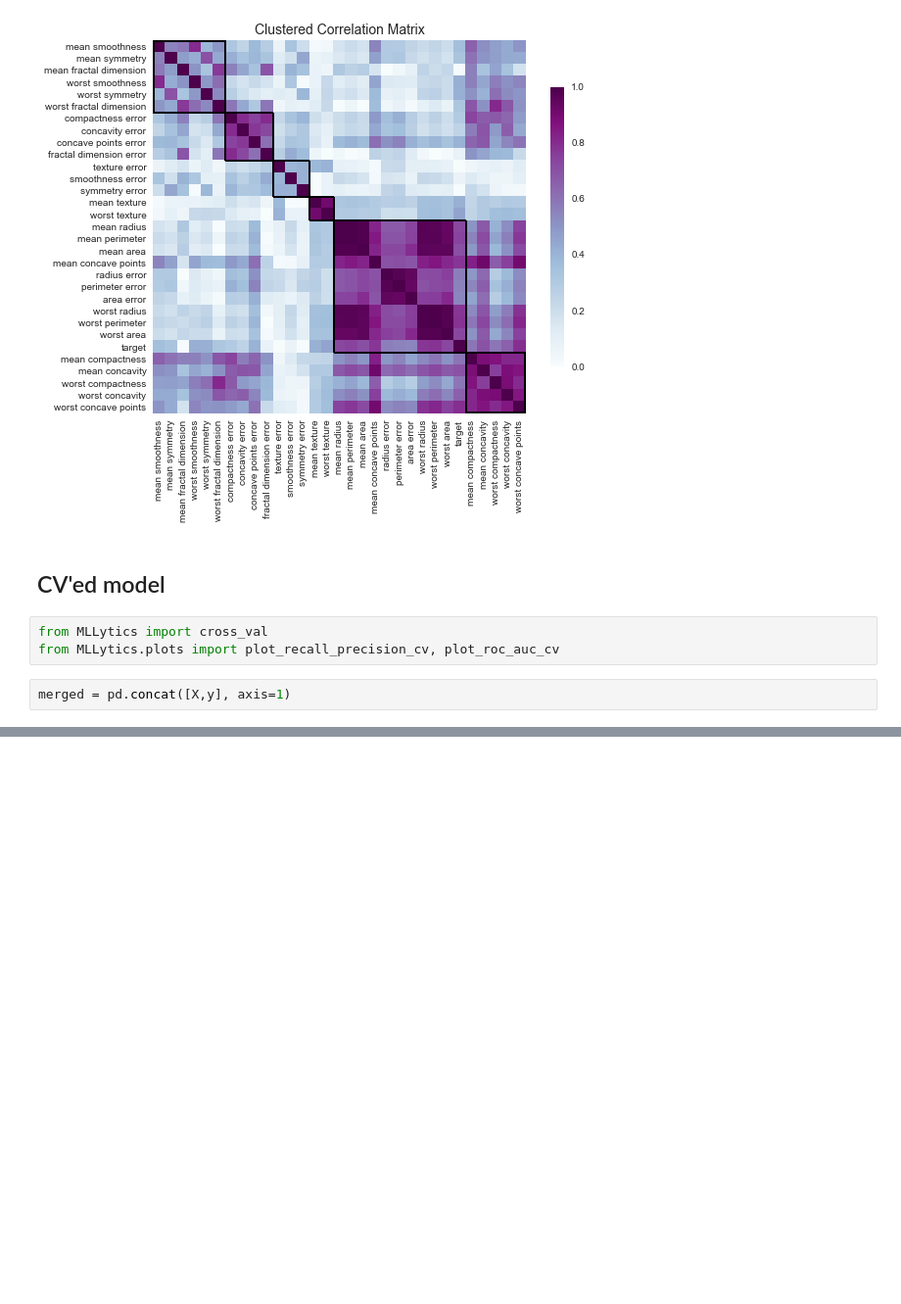
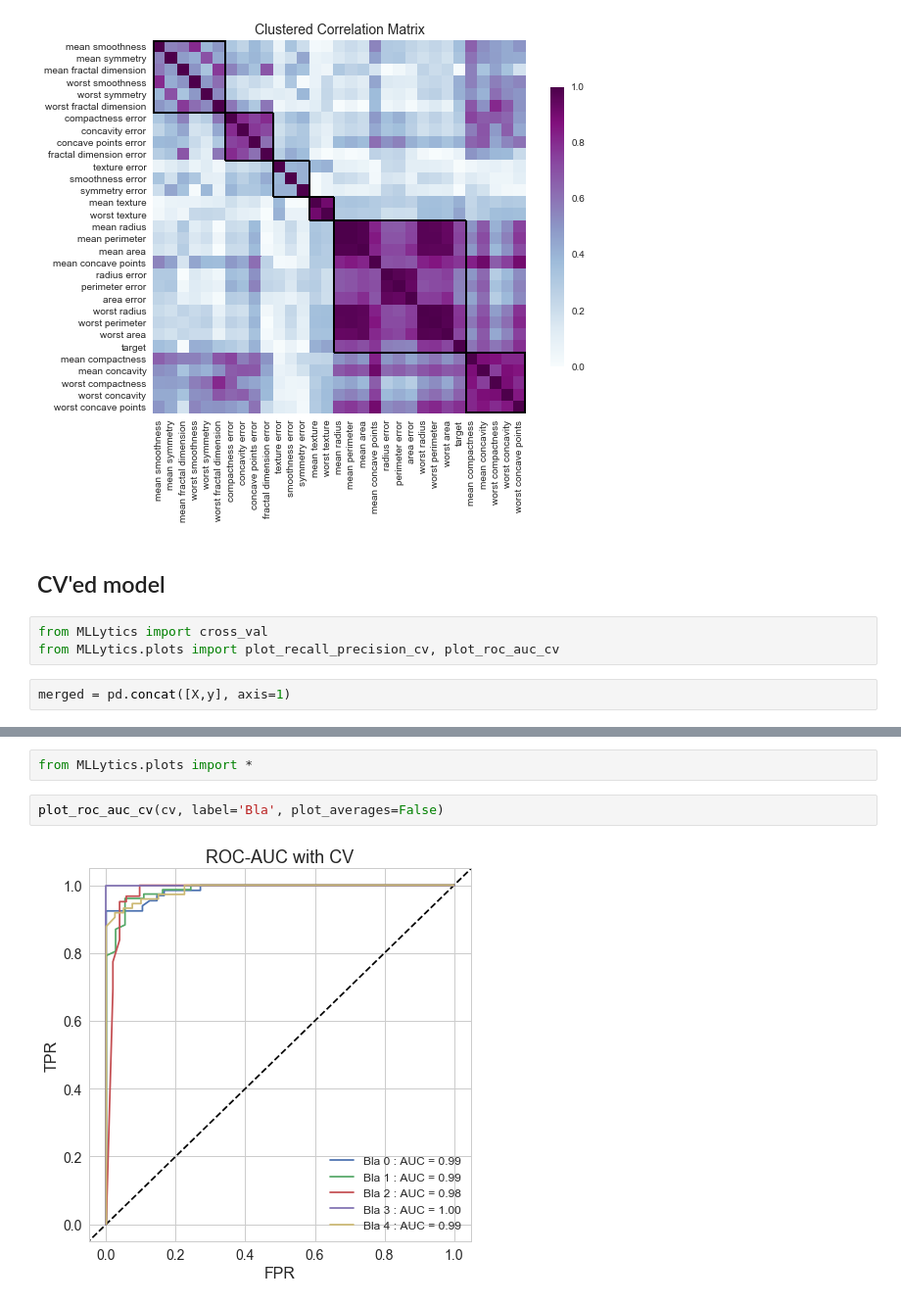
Before and after one commit to scottclay/MLLytics, a Jupyter notebook: examples/binary_classification_example.ipynb, the cells around one changed output, grey strips where cells are left out. Shown at 98% size. Drawn from its saved outputs; the diff is of its cells as text; blank space fills up the shorter version.

```diff
--- a/examples/binary_classification_example.ipynb
+++ b/examples/binary_classification_example.ipynb
@@ -195,0 +196,6 @@ best
+# %%
+from MLLytics.plots import *
+# %%
+plot_roc_auc_cv(cv, label='Bla', plot_averages=False)
+# %% [output]
+[figure, added]
```
Also changed, not shown: parts of 2 cells of this notebook, 2 other files.
